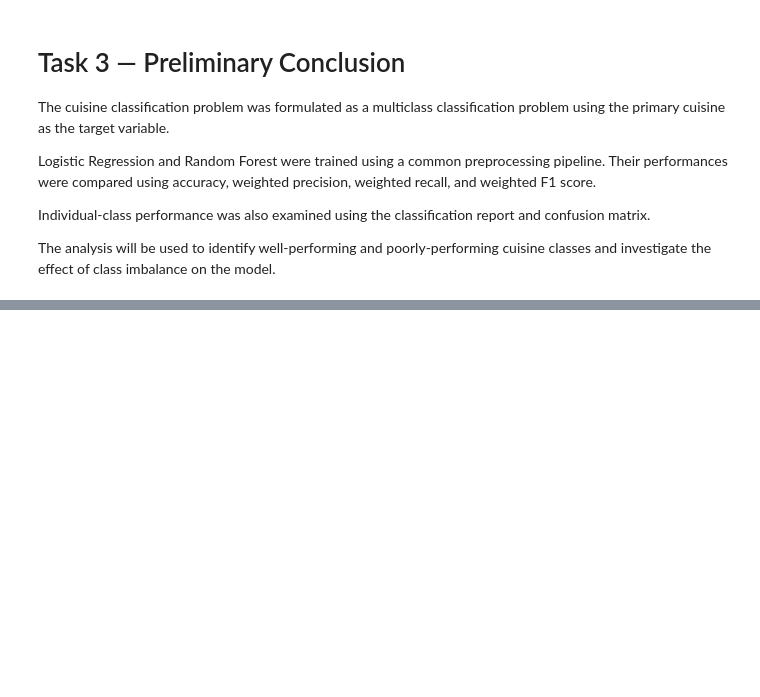
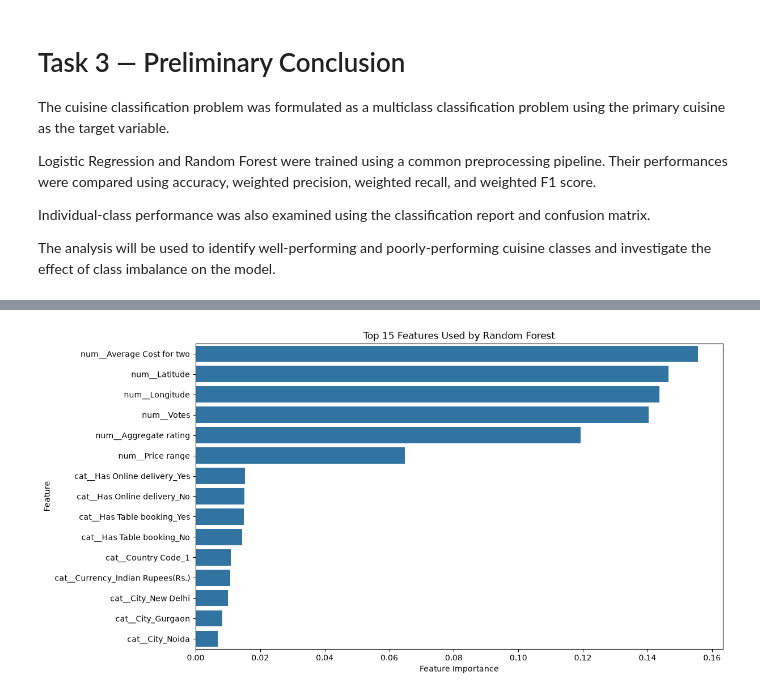
Before and after one commit to aniketsatav/cognifyz-machine-learning-internship, a Jupyter notebook: notebooks/04_Task3_Cuisine_Classification.ipynb, the cells around one changed output, grey strips where cells are left out. Cells and saved outputs as stored; diff of their text form; code cells hidden in the pictures; blank space fills up the shorter version.

```diff
--- a/notebooks/04_Task3_Cuisine_Classification.ipynb
+++ b/notebooks/04_Task3_Cuisine_Classification.ipynb
@@ -1245,0 +1625,15 @@ of class imbalance on the model.
+# %%
+rf_feature_names = (
+    rf_preprocessor
+    .get_feature_names_out()
+)
+# %%
+rf_importance = pd.DataFrame({
+    "Feature": rf_feature_names,
+    "Importance": rf_model.feature_importances_
+})
+
+rf_importance = rf_importance.sort_values(
+    "Importance",
+    ascending=False
+)
@@ -1245,0 +1660,28 @@ of class imbalance on the model.
+# %%
+top_rf_features = rf_importance.head(15)
+
+plt.figure(figsize=(12, 7))
+
+sns.barplot(
+    data=top_rf_features,
+    x="Importance",
+    y="Feature"
+)
+
+plt.title(
+    "Top 15 Features Used by Random Forest"
+)
+
+plt.xlabel("Feature Importance")
+plt.ylabel("Feature")
+
+plt.savefig(
+    "../outputs/figures/task3_feature_importance.png",
+    bbox_inches="tight",
+    dpi=300
+)
+
+plt.show()
+plt.close()
+# %% [output]
+[figure, added]
```
Also changed, not shown: parts of 39 cells of this notebook, 8 other files.
